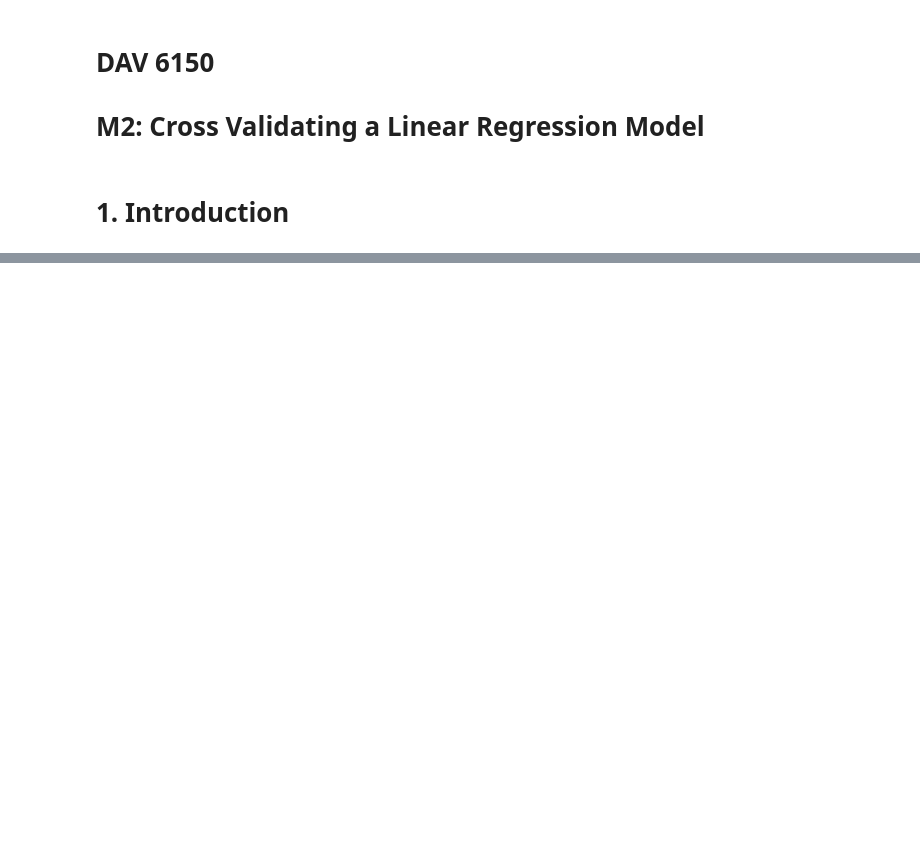
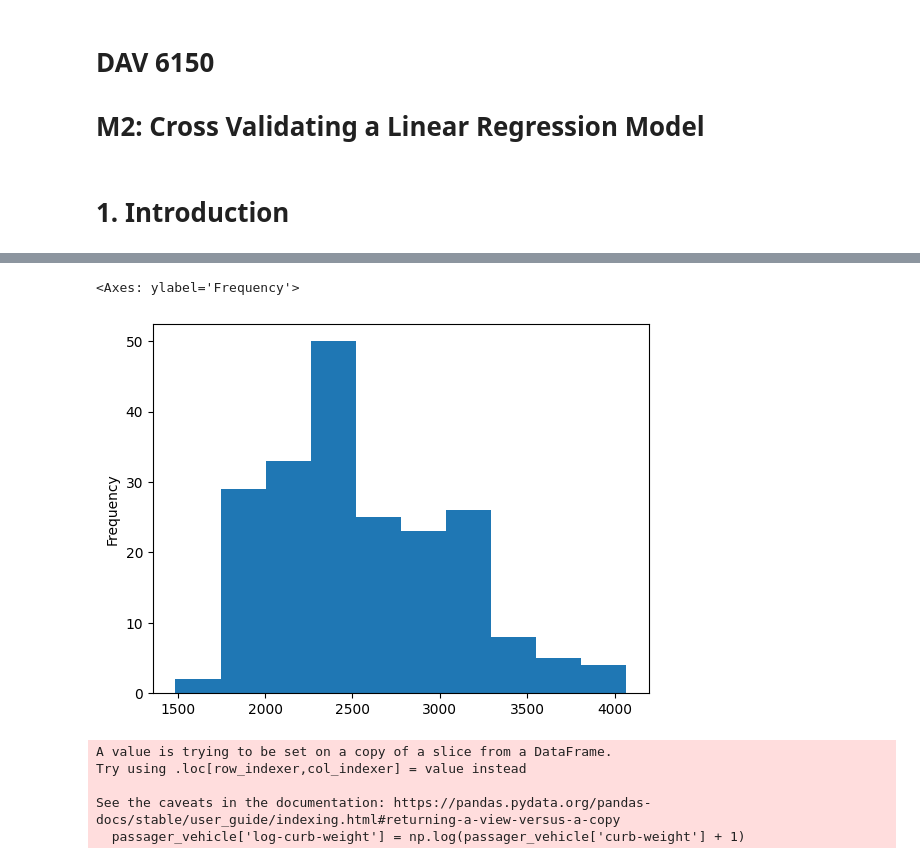
Before and after one commit to Zhengnan817/DAV-6150, a Jupyter notebook: M2: Cross Validating a Linear Regression Model/Cross Validating a Linear Regression Model.ipynb, the cells around one changed output, grey strips where cells are left out. Saved outputs shown, nothing was run; the diff lists cells and outputs as text; code cells hidden in the pictures; blank space fills up the shorter version.

```diff
--- a/M2: Cross Validating a Linear Regression Model/Cross Validating a Linear Regression Model.ipynb
+++ b/M2: Cross Validating a Linear Regression Model/Cross Validating a Linear Regression Model.ipynb
@@ -26,0 +43,8 @@ passager_vehicle
+# %%
+column_names = ['symboling', 'normalized-losses', 'make', 'fuel-type', 'aspiration', 'num-of-doors',
+                'body-style', 'drive-wheels', 'engine-location', 'wheel-base', 'length', 'width', 'height',
+                'curb-weight', 'engine-type', 'num-of-cylinders', 'engine-size', 'fuel-system', 'bore',
+                'stroke', 'compression-ratio', 'horsepower', 'peak-rpm', 'city-mpg', 'highway-mpg', 'price']
+
+passager_vehicle.columns = column_names
+passager_vehicle
@@ -26,0 +123,6 @@ passager_vehicle
+# %%
+columns = ['height', 'width', 'length', 'wheel-base', 'engine-size', 'horsepower', 'peak-rpm', 'city-mpg', 'curb-weight']
+passager_vehicle = passager_vehicle[columns]
+for column in columns:
+    passager_vehicle[column] = pd.to_numeric(passager_vehicle[column], errors='coerce')
+passager_vehicle
@@ -26,0 +177,5 @@ passager_vehicle
+# %%
+for column in ['horsepower', 'peak-rpm']:
+    mean = passager_vehicle[column].mean(axis=0)
+    passager_vehicle[column].replace(np.nan, mean, inplace=True)
+    print(f'Mean of {column}: {mean}')
@@ -26,0 +202,13 @@ passager_vehicle
+# %%
+(passager_vehicle['curb-weight']).plot.hist()
+# %% [output]
+<Axes: ylabel='Frequency'>
+[figure, added]
+# %%
+passager_vehicle['log-curb-weight'] = np.log(passager_vehicle['curb-weight'] + 1)
+# %% [output]
+A value is trying to be set on a copy of a slice from a DataFrame.
+Try using .loc[row_indexer,col_indexer] = value instead
+
+See the caveats in the documentation: https://pandas.pydata.org/pandas-docs/stable/user_guide/indexing.html#returning-a-view-versus-a-copy
+  passager_vehicle['log-curb-weight'] = np.log(passager_vehicle['curb-weight'] + 1)
```
Also changed, not shown: parts of 29 cells of this notebook, 2 other files.
